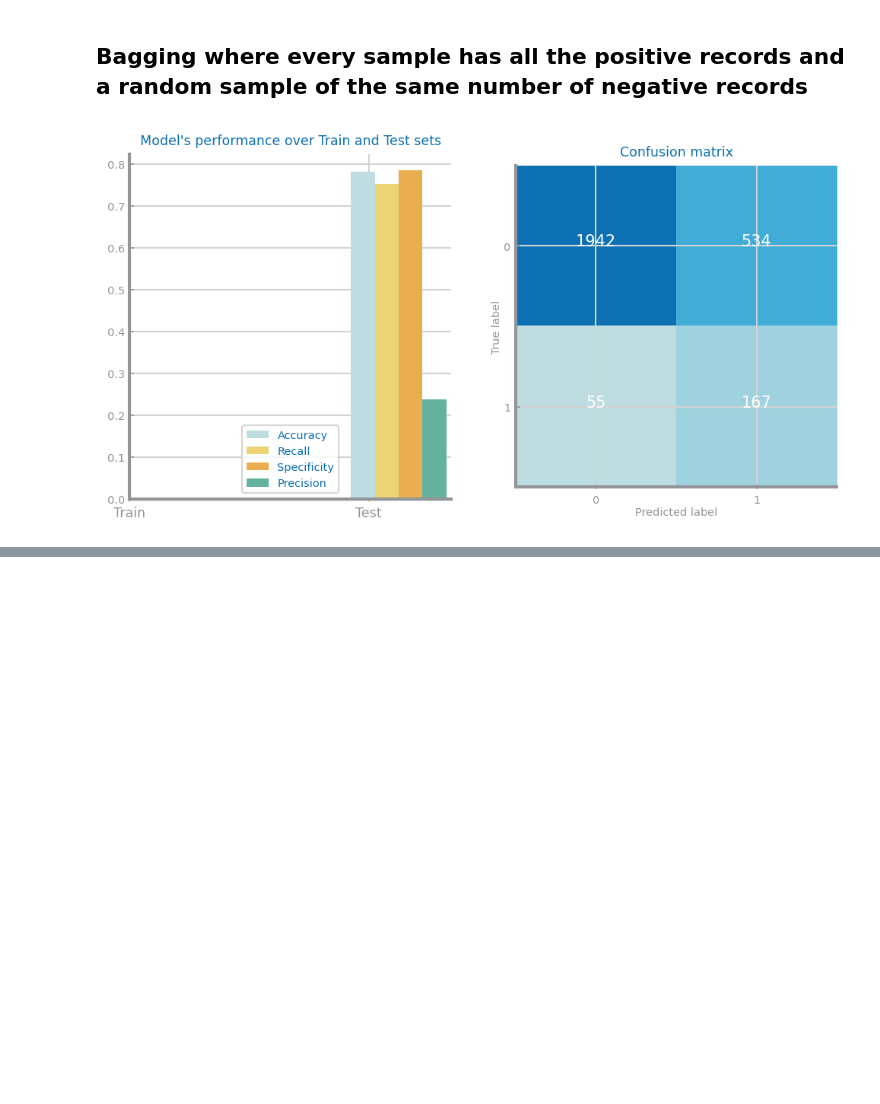
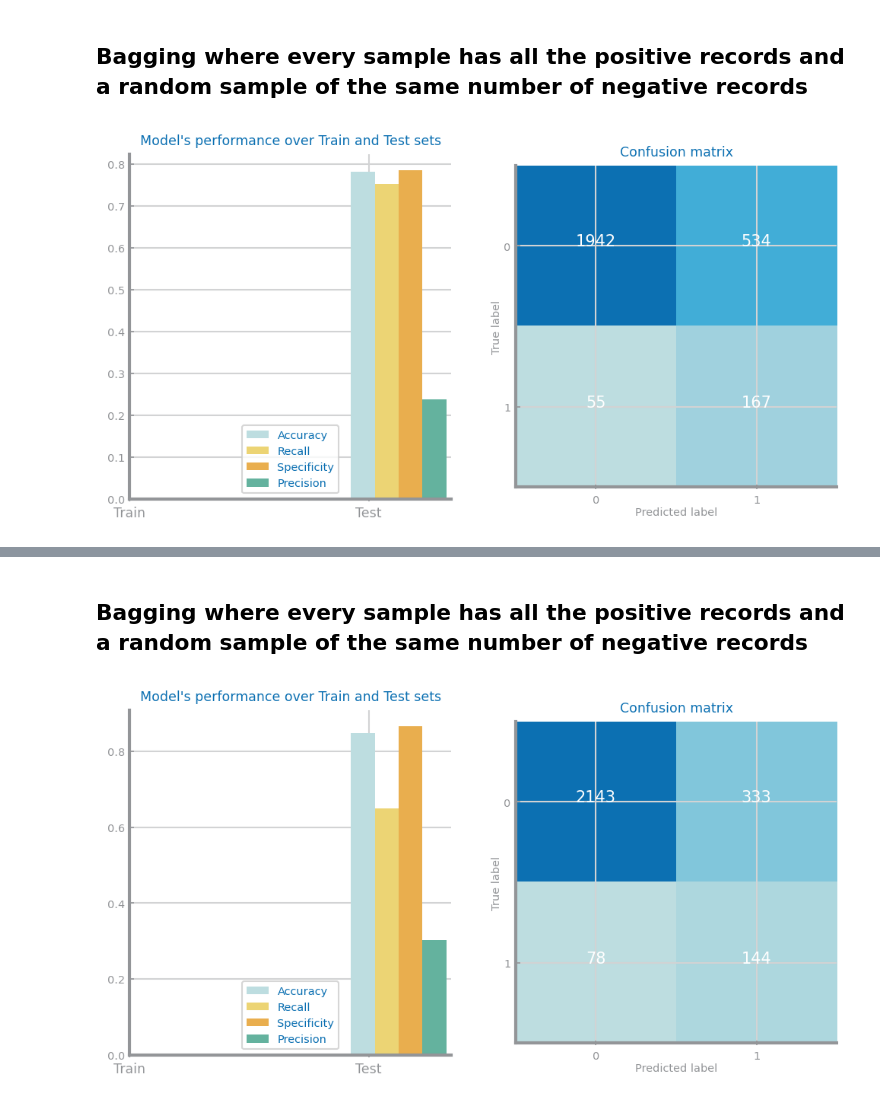
Before and after one commit to joaopalet/DataScience2020, a Jupyter notebook: DataBalancing.ipynb, the cells around one changed output, grey strips where cells are left out. Cells and saved outputs as stored; diff of their text form; code cells hidden in the pictures; blank space fills up the shorter version.

```diff
--- a/DataBalancing.ipynb
+++ b/DataBalancing.ipynb
@@ -281,0 +342,46 @@ ds.plot_evaluation_results(pd.unique(y), [], [], tstY, maj_prd_tst)
+# %% [markdown]
+## Bagging where every sample has all the positive records and a random sample of the same number of negative records
+# %%
+unbal = data2.copy()
+
+# Cast target variable to binary
+unbal[unbal.columns[-1]] = (unbal[unbal.columns[-1]] == 'positive').astype(int)
+
+y = unbal.pop(unbal.columns[-1]).values
+X = unbal.values
+
+trnX, tstX, trnY, tstY = train_test_split(X, y, train_size=0.7, stratify=y, random_state=40)
+
+num_estimators = 50
+
+prd_trn = []
+prd_tst = []
+for i in range(num_estimators):
+    trnX_i, trnY_i = balance_undersample(trnX, trnY)
+
+    clf = DecisionTreeClassifier(min_samples_leaf=0.01, max_depth=5, criterion='gini', min_impurity_decrease=0.01)
+    clf.fit(trnX_i, trnY_i)
+    prd_trn.append(clf.predict(trnX_i))
+    prd_tst.append(clf.predict(tstX))
+
+
+
+# Combinar as previsões destes modelos -> MAJORITY VOTE
+maj_prd_tst = []
+for i in range(len(prd_tst[0])):
+    pos = 0
+    neg = 0
+    for j in range(len(prd_tst)):
+        if prd_tst[j][i] == 1:
+            pos += 1
+        else:
+            neg += 1
+
+    if pos > neg:
+        maj_prd_tst.append(1)
+    else:
+        maj_prd_tst.append(0)
+
+ds.plot_evaluation_results(pd.unique(y), [], [], tstY, maj_prd_tst)
+# %% [output]
+[figure, added]
```
Also changed, not shown: parts of 8 cells of this notebook, 3 other files.
